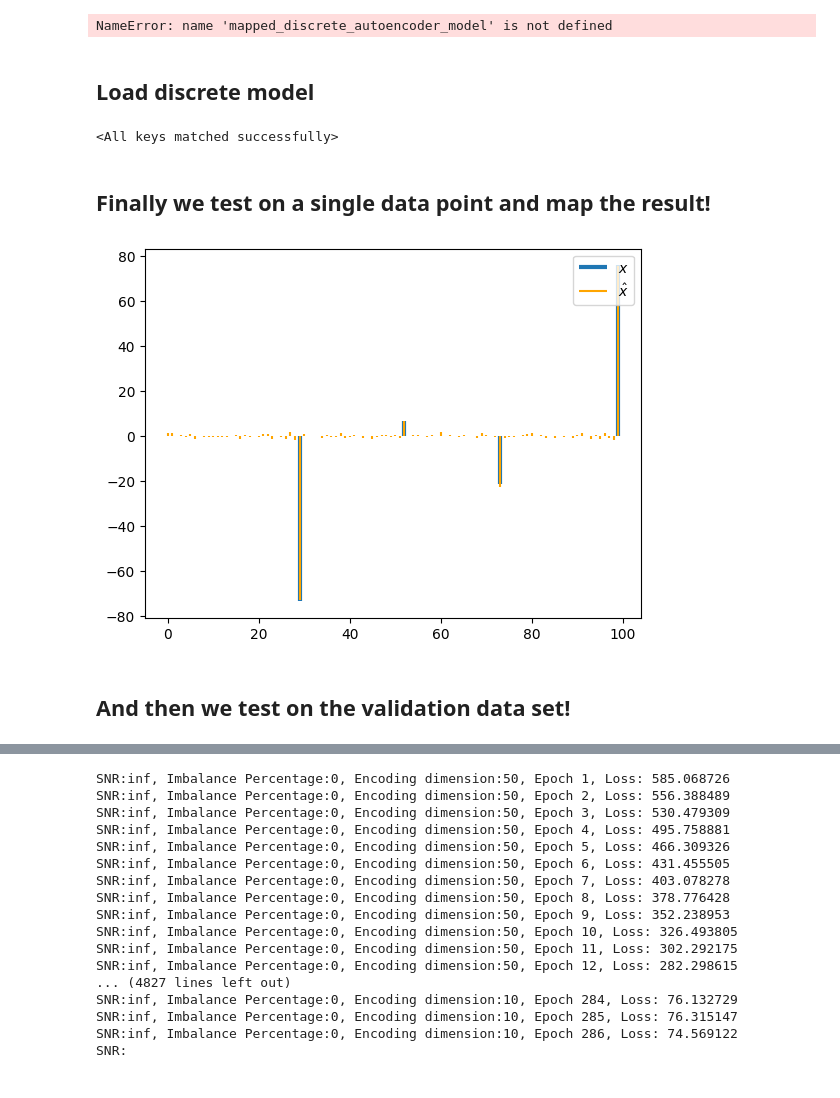
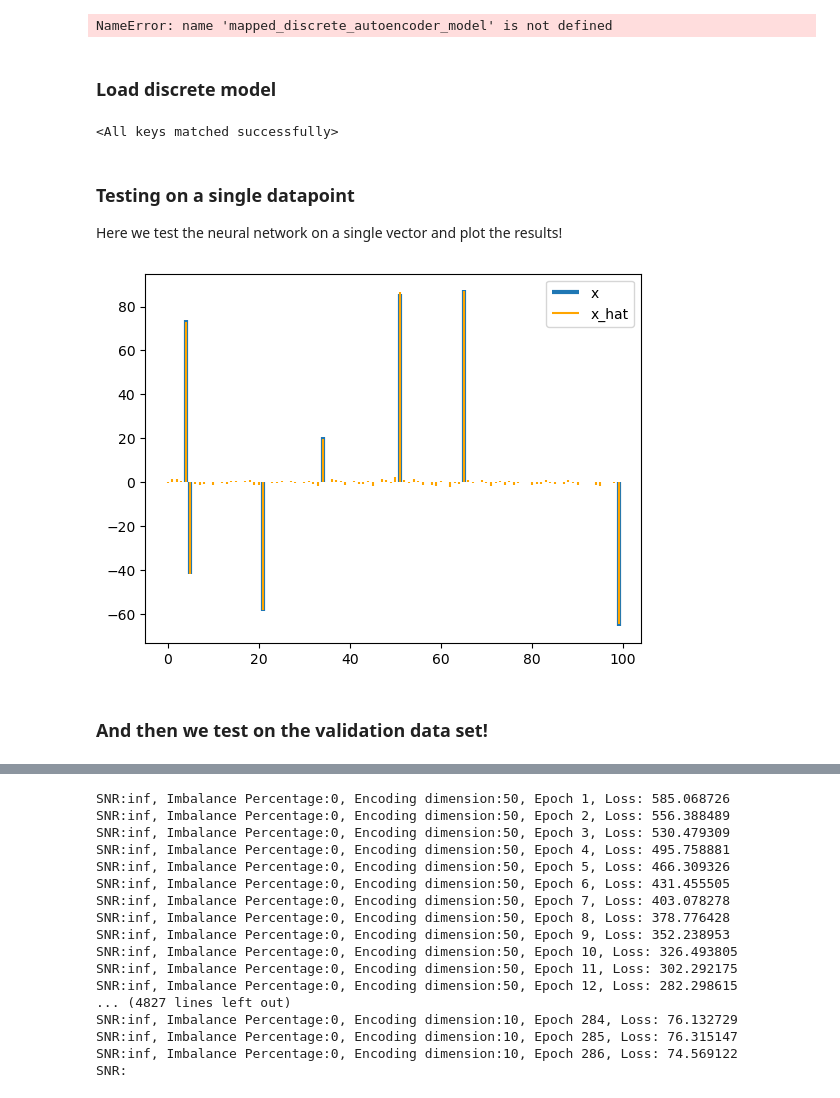
Before and after one commit to tomlijding/DL-based-CS-under-IQ-imbalance, a Jupyter notebook: main_cleaned.ipynb, the cells around one changed output, grey strips where cells are left out. Cells and saved outputs as stored; diff of their text form; code cells hidden in the pictures.

```diff
--- a/main_cleaned.ipynb
+++ b/main_cleaned.ipynb
@@ -581,25 +524,0 @@ Encoding dimenson:50 Losses:[3.774284601211548, 3.633500337600708, 3.46228837966
-# %%
-noiseless_loss = normalized_imbalance_val_losses[0]
-
-plt.style.use('ggplot')
-fig1, (ax1, ax2, ax3) = plt.subplots(ncols=3,nrows = 1,figsize=(18, 6))
-ax1.plot(SNR.keys(),normalized_noisy_val_losses,color= "blue", marker="o")
-ax1.plot(SNR.keys(), [noiseless_loss for i in SNR.keys()])
-ax1.set_xlabel("SNR $(dB)$")
-ax1.set_ylabel("NMSE")
-ax1.set_title("Noisy Model Performance")
-ax1.grid(True)
-
-ax2.plot(IRR_ratios.values(),normalized_imbalance_val_losses,color= 'red',marker='s')
-ax2.plot(IRR_ratios.values(), [noiseless_loss for i in IRR_ratios.values()])
-ax2.set_xlabel("IRR $(dB)$")
-ax2.set_title("IQ Imbalanced Model Performance")
-
-ax1.plot(SNR.keys(), [noiseless_loss for i in SNR.keys()])
-ax2.grid(True)
-
-ax3.plot(measurement_sizes,normalized_measurement_val_losses,color= 'green',marker='^')
-ax3.plot(measurement_sizes, [noiseless_loss for i in measurement_sizes], color='green')
-ax3.set_xlabel("Measurement Dimension")
-ax3.set_title("Measurement Model Performance")
-ax3.grid(True)
@@ -891,43 +775,20 @@ Again, will overwrite existing model with an empty model
 # %% [output]
 NameError: name 'mapped_discrete_autoencoder_model' is not defined
 # %% [markdown]
-## Load discrete model
+### Load discrete model
 # %%
 discrete_model = LearnedAutoencoder(vector_size,encoding_dim,hidden_dims)
 # Load the state dictionary
-discrete_model.load_state_dict(torch.load("discrete_model.pt"))
+discrete_model.load_state_dict(torch.load("Models/discrete_model.pt"))
 # %% [output]
 <All keys matched successfully>
-# %% [markdown]
-## Finally we test on a single data point and map the result!
-# %%
-# Here we generate a test vector from our buildDataSet function, put it through the model and look at the output
-h, x = buildDataSet(max_amplitude,min_sparsity,max_sparsity,vector_size,1)
-
-H = np.concatenate((h.real,h.imag)).T
-
-H_tensor = torch.tensor(H,dtype=torch.float)
-
-H_hat = discrete_model(H_tensor)
-
-h_hat = np.array(H_hat.detach())
-
-h_real,h_imag = np.split(h_hat,2,1)
-h_hat = h_real + 1j*h_imag
-h_hat = h_hat.reshape(-1,1)
-DFT = sp.linalg.dft(vector_size)/np.sqrt(vector_size)
-iDFT = DFT.conj().T
-
-
-x_hat = iDFT@h_hat
-indices = range(len(x_hat))
-
-plt.vlines(indices,0,x,linewidth=3)
-plt.vlines(indices,0,x_hat,colors="orange")
-
-plt.legend(("$x$","$\hat{x}$"))
-plt.show()
-# %% [output]
-[figure, removed]
+# %% [markdown]
+### Testing on a single datapoint
+Here we test the neural network on a single vector and plot the results!
+# %%
+# Here we generate a test vector from our buildDataSet function, put it through the model and look at the output
+visualizeReconstruction(discrete_model,max_amplitude,min_sparsity,max_sparsity,vector_size)
+# %% [output]
+[figure, added]
 # %% [markdown]
-## And then we test on the validation data set!
+### And then we test on the validation data set!
```
Also changed, not shown: parts of 65 cells of this notebook, 2 other files.
